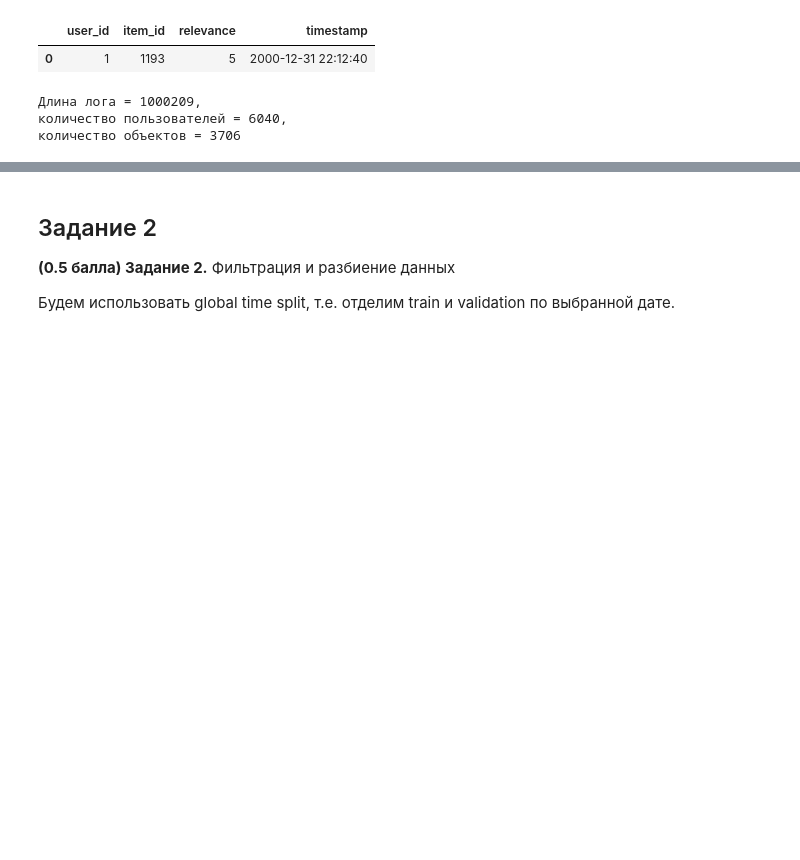
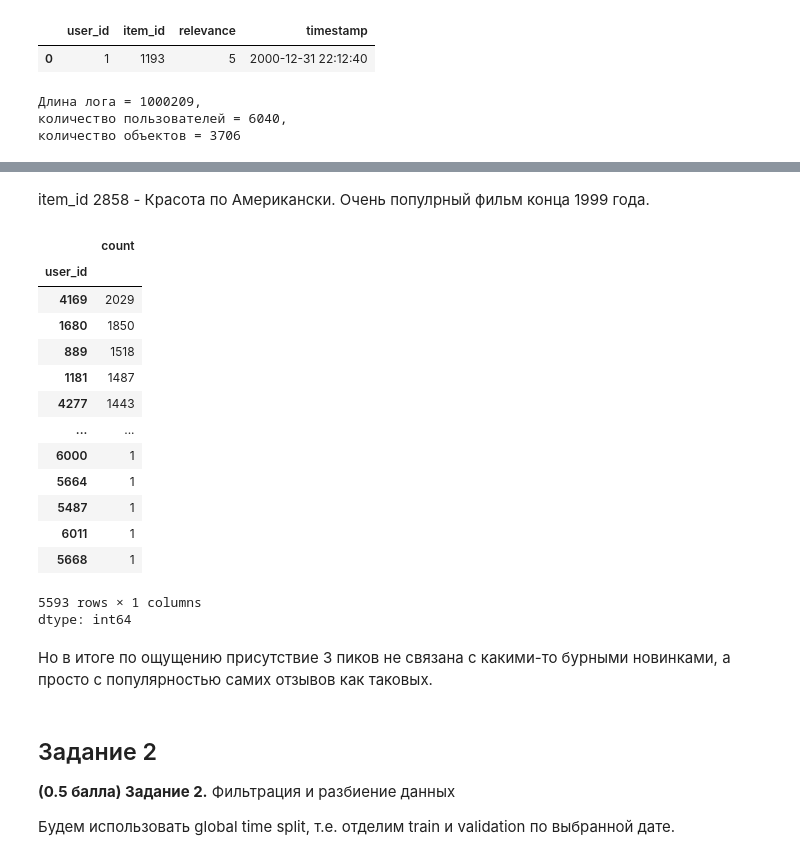
Before and after one commit to DlMarsh/RecSys-Homework, a Jupyter notebook: homeworks/hw_01/rs_hw01.ipynb, the cells around one changed output, grey strips where cells are left out. Drawn from its saved outputs; the diff is of its cells as text; code cells hidden in the pictures; blank space fills up the shorter version.

```diff
--- a/homeworks/hw_01/rs_hw01.ipynb
+++ b/homeworks/hw_01/rs_hw01.ipynb
@@ -134,0 +162,22 @@ Text(0, 0.5, 'Частота')
+# %% [markdown]
+item_id 2858 - Красота по Американски. Очень популрный фильм конца 1999 года.
+# %%
+rpt.user_id.value_counts()
+# %% [output]
+|  | count |
+| user_id |  |
+| 4169 | 2029 |
+| 1680 | 1850 |
+| 889 | 1518 |
+| 1181 | 1487 |
+| 4277 | 1443 |
+| ... | ... |
+| 6000 | 1 |
+| 5664 | 1 |
+| 5487 | 1 |
+| 6011 | 1 |
+| 5668 | 1 |
+5593 rows × 1 columns
+dtype: int64
+# %% [markdown]
+Но в итоге по ощущению присутствие 3 пиков не связана с какими-то бурными новинками, а просто с популярностью самих отзывов как таковых.
```
Also changed, not shown: parts of 17 cells of this notebook.
